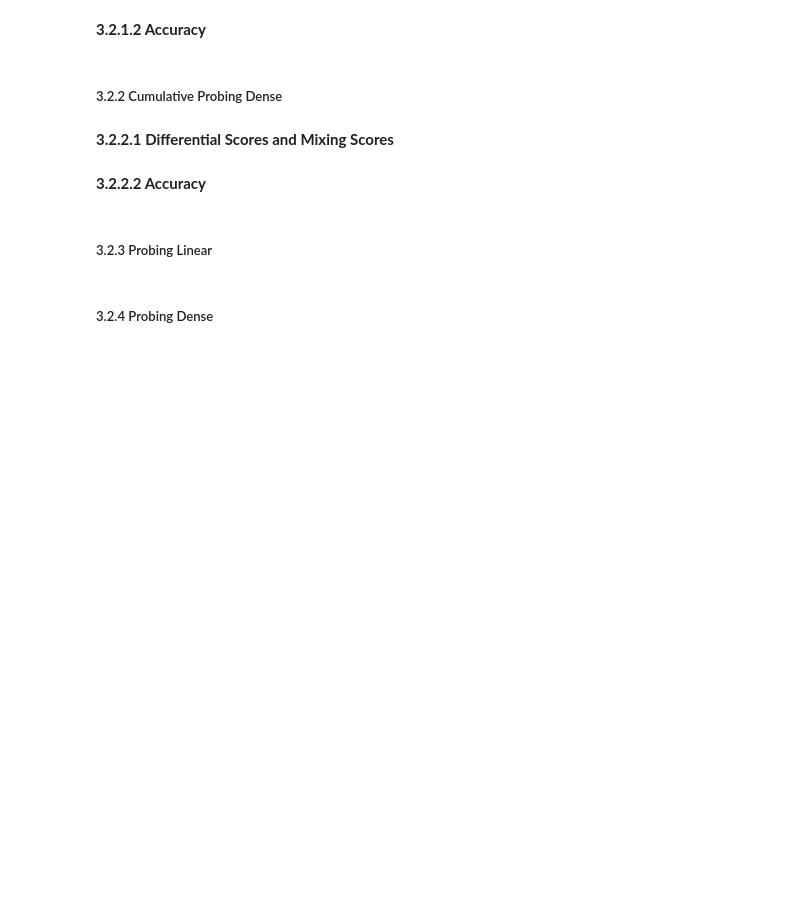
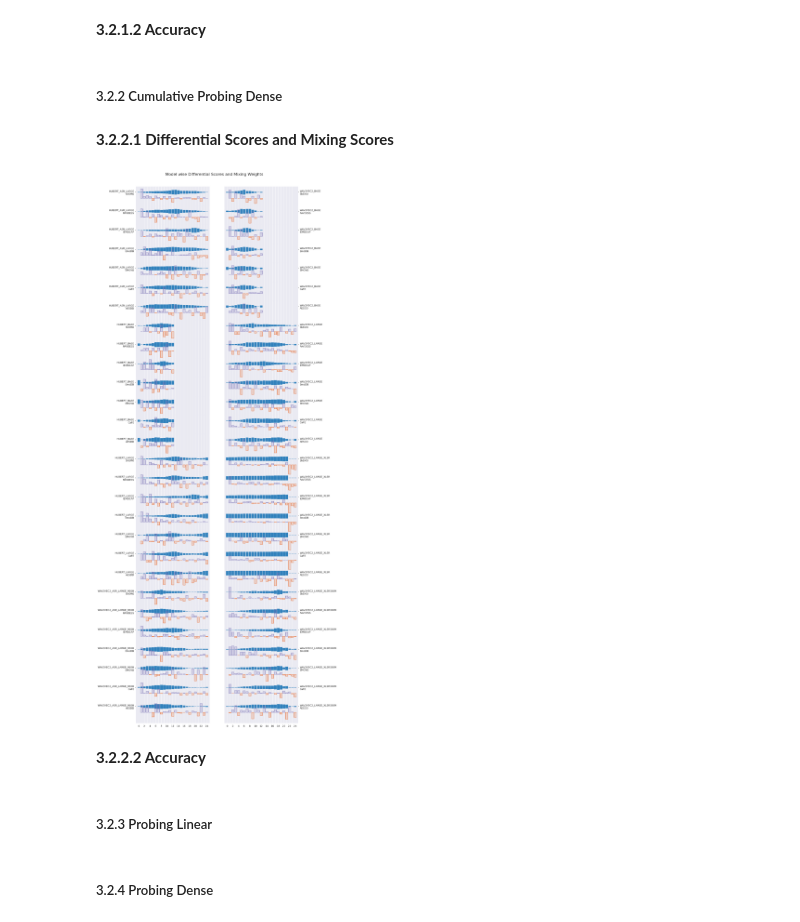
Before and after one commit to 95anantsingh/Decoding-Emotions, a Jupyter notebook: summary.ipynb, the cells around one changed output. Cells and saved outputs as stored; diff of their text form; code cells hidden in the pictures; blank space fills up the shorter version.

```diff
--- a/summary.ipynb
+++ b/summary.ipynb
@@ -919,7 +952,7 @@ sns.set_style('darkgrid')
 cm_probing_dense_ds_mw = cm_probing_dense_ds_mw.sort_values(['model','dataset','layers'],ascending=[True,False,True]).reset_index(drop=True)
 
 fig, axs = plt.subplots(cm_probing_dense_ds_mw.shape[0]//2, 2, sharex=True, figsize=(12,40))
-fig.subplots_adjust(hspace=0)
+fig.subplots_adjust(hspace=-0.15)
 axs = np.array(axs)
 axs = list(axs[:,0]) + list(axs[:,1])
 
@@ -942,33 +975,35 @@ for ax, (index, row) in zip(axs,cm_probing_dense_ds_mw.iterrows()):
 
     # Plot differential scores
     scores = normalize(row.differential_score)
     max_ds = max(max_ds,max(scores))
     min_ds = min(min_ds,min(scores))
     ax2.bar([*range(1,len(scores)+1)], scores, color=colors, edgecolor=edge_colors)
 
     ax.grid(axis='x',visible=True)
     ax.grid(axis='y',visible=False)
     ax2.grid(axis='x',visible=True)
     ax2.grid(axis='y',visible=False)
 
     if index+1 > cm_probing_dense_ds_mw.shape[0]//2:
         ax2.set_yticks([0.45],[f'{row.model}\n{row.dataset}'])
         ax.set_yticks([],[])
     else:
         ax.set_yticks([0],[f'{row.model}\n{row.dataset}'])
         ax2.set_yticks([],[])
     ax2.spines[['bottom', 'top']].set_visible(False)
     ax.spines[['bottom', 'top']].set_visible(False)
 
 for ax, ax2 in zip(axs,secondary_axs):
     ax.set_ylim((min_ds-0.05, max_ds+0.05))
     ax2.set_ylim((min_ds-0.05, max_ds+0.05))
     shift.yaxis(ax,0,0.75,True)
 
 ax.set_xlim((-1,max(cm_probing_dense_ds_mw.layers)))
 ax.set_xticks([*range(max(cm_probing_dense_ds_mw.layers))],[num if num%2==0 else "" for num in range(max(cm_probing_dense_ds_mw.layers))])
 plt.suptitle('Model wise Differential Scores and Mixing Weights',y=0.9, fontsize=16)
 plt.savefig(os.path.join(output_dir,'model_wise_cm_probing_dense_scores_weights.png'),bbox_inches="tight");
+# %% [output]
+[figure, added]
 # %% [markdown]
 **3.2.2.2 Accuracy**
 # %%
```
Also changed, not shown: parts of 8 cells of this notebook, 6 other files.
